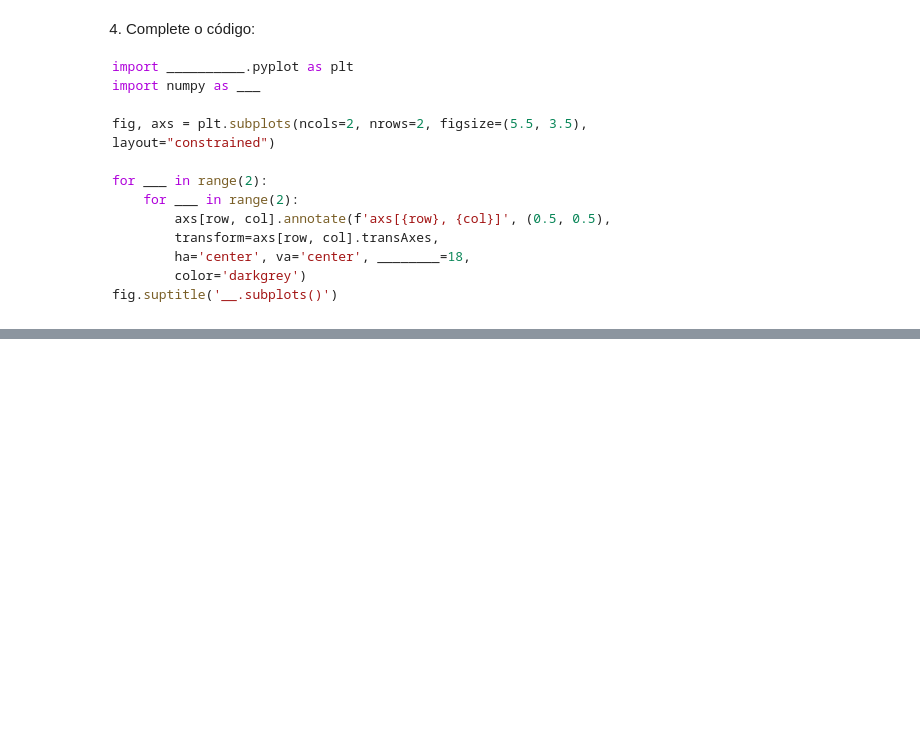
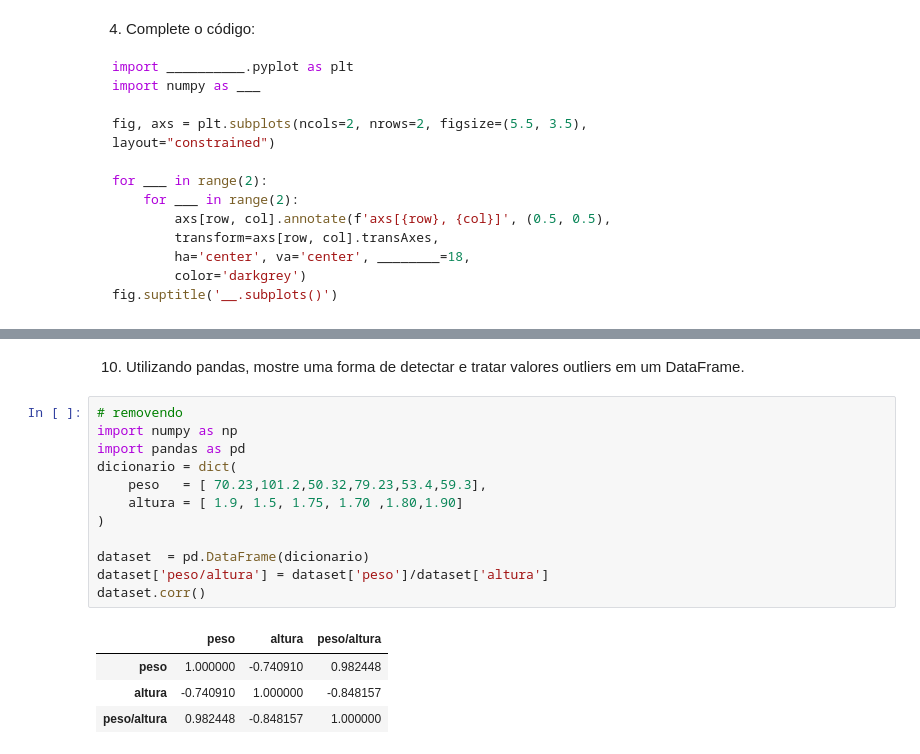
Before and after one commit to kaladabrio2020/BootCampAtlantico-MachineLearning, a Jupyter notebook: Modulo-2.Visualização e análise de dados/Atividade/Atividade.ipynb, the cells around one changed output, grey strips where cells are left out. Cells and saved outputs as stored; diff of their text form; blank space fills up the shorter version.

```diff
--- a/Modulo-2.Visualização e análise de dados/Atividade/Atividade.ipynb
+++ b/Modulo-2.Visualização e análise de dados/Atividade/Atividade.ipynb
@@ -168,0 +280,19 @@ Martins pereia     26
+# %% [markdown]
+10. Utilizando pandas, mostre uma forma de detectar e tratar valores outliers em um DataFrame.
+# %%
+# removendo
+import numpy as np
+import pandas as pd
+dicionario = dict(
+    peso   = [ 70.23,101.2,50.32,79.23,53.4,59.3],
+    altura = [ 1.9, 1.5, 1.75, 1.70 ,1.80,1.90]
+)
+
+dataset  = pd.DataFrame(dicionario)
+dataset['peso/altura'] = dataset['peso']/dataset['altura']
+dataset.corr()
+# %% [output]
+|  | peso | altura | peso/altura |
+| peso | 1.000000 | -0.740910 | 0.982448 |
+| altura | -0.740910 | 1.000000 | -0.848157 |
+| peso/altura | 0.982448 | -0.848157 | 1.000000 |
```
Also changed, not shown: parts of 14 cells of this notebook, 1 other file.
